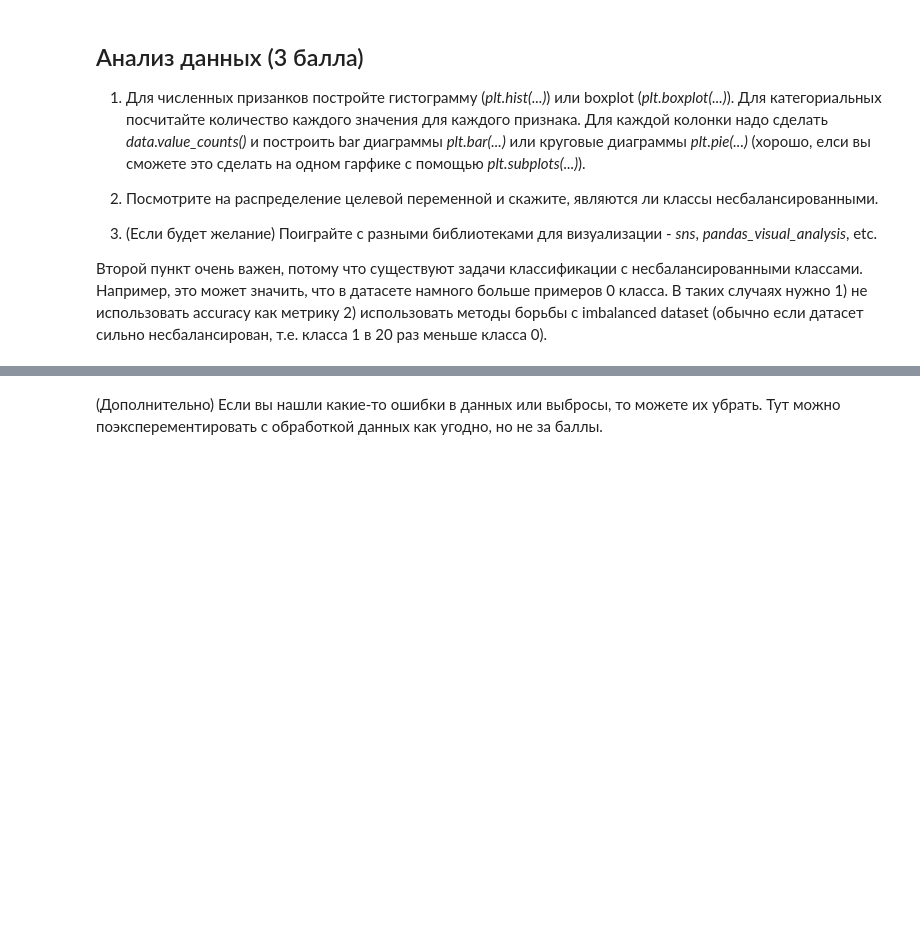
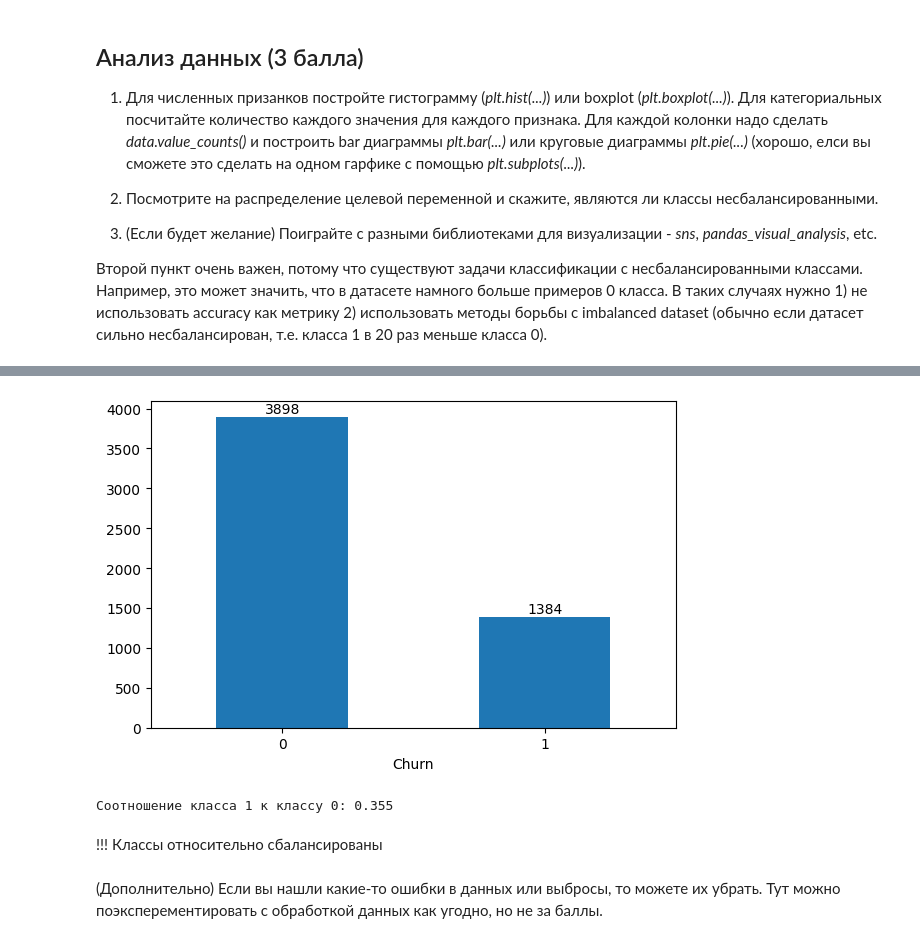
Before and after one commit to dancher00/dls, a Jupyter notebook: hw_3_kaggle.ipynb, the cells around one changed output, grey strips where cells are left out. Drawn from its saved outputs; the diff is of its cells as text; code cells hidden in the pictures; blank space fills up the shorter version.

```diff
--- a/hw_3_kaggle.ipynb
+++ b/hw_3_kaggle.ipynb
@@ -159,3 +254,30 @@ target_col = 'Churn'
+# %%
+churn_counts = data[target_col].value_counts()
+churn_pct = data[target_col].value_counts(normalize=True) * 100
+
+
+fig, ax = plt.subplots(figsize=(6, 4))
+
+churn_counts.plot(kind='bar', ax=ax)
+ax.set_xlabel('Churn')
+ax.set_xticklabels(['0', '1'], rotation=0)
+
+for i, v in enumerate(churn_counts):
+    ax.text(i, v + 50, str(v), ha='center')
+
+plt.tight_layout()
+plt.show()
+
+churn_0 = churn_counts[0]
+churn_1 = churn_counts[1]
+churn_ratio = churn_1 / churn_0
+
+print(f"Соотношение класса 1 к классу 0: {churn_ratio:.3f}")
+# %% [output]
+[figure, added]
+Соотношение класса 1 к классу 0: 0.355
+# %% [markdown]
+!!! Классы относительно сбалансированы
 # %% [markdown]
 (Дополнительно) Если вы нашли какие-то ошибки в данных или выбросы, то можете их убрать. Тут можно поэксперементировать с обработкой данных как угодно, но не за баллы.
 # %%
```
Also changed, not shown: parts of 20 cells of this notebook.
